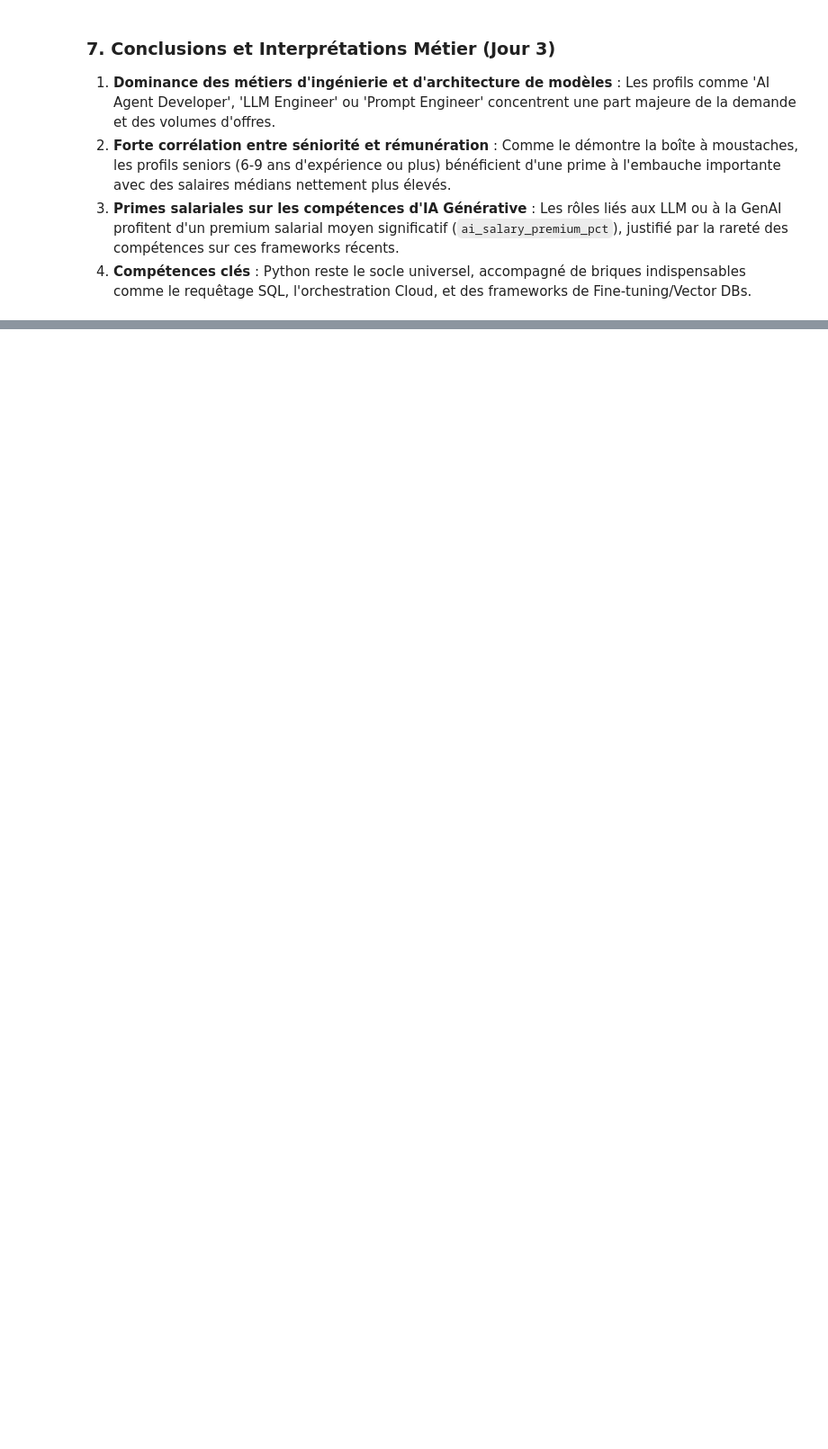
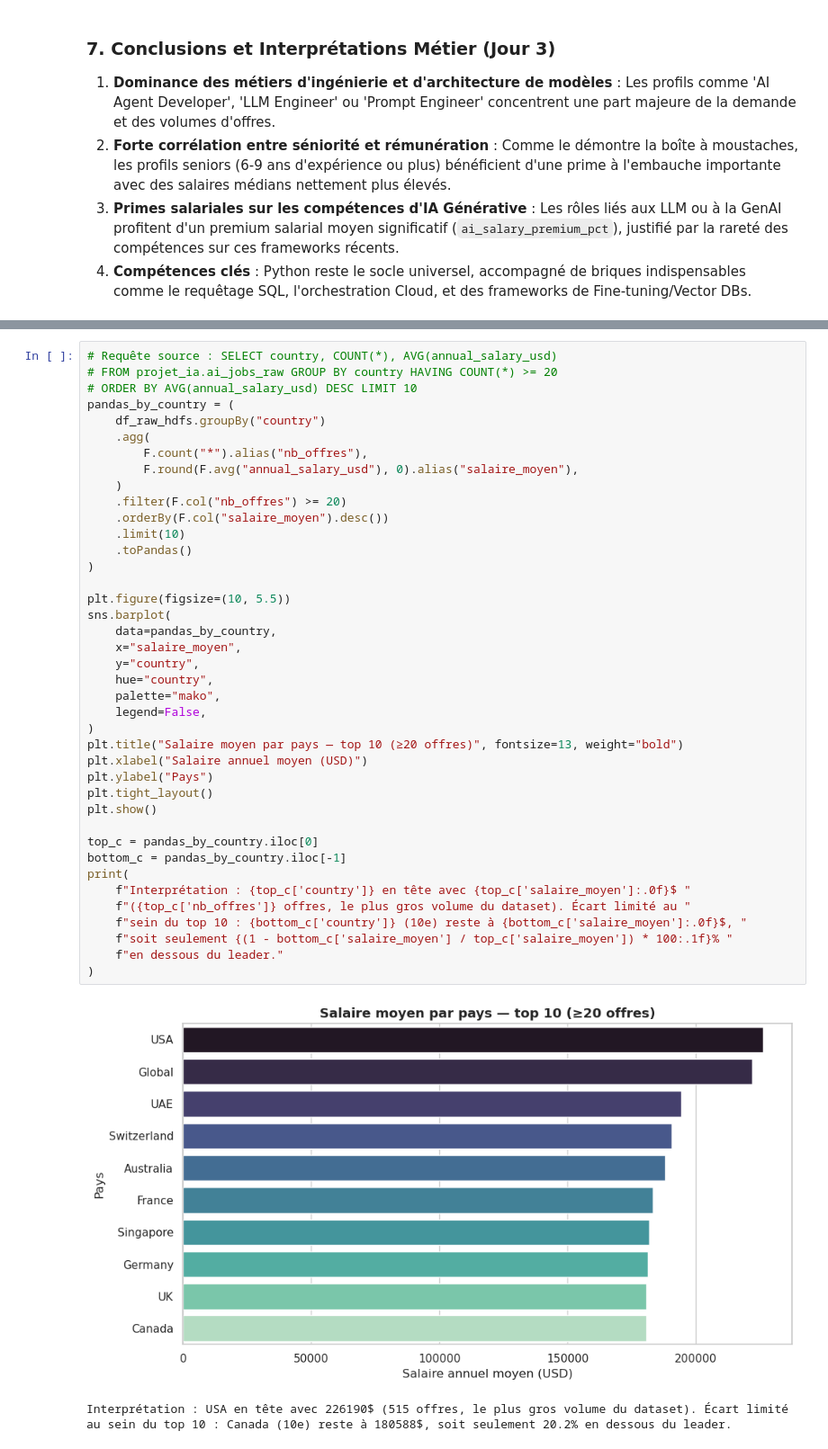
Before and after one commit to PaulPerigault/bigdata-ai-jobs-market, a Jupyter notebook: src/Analyse_Marche_Emploi_IA_PySpark.ipynb, the cells around one changed output, grey strips where cells are left out. Shown at 90% size. Saved outputs shown, nothing was run; the diff lists cells and outputs as text; blank space fills up the shorter version.

```diff
--- a/src/Analyse_Marche_Emploi_IA_PySpark.ipynb
+++ b/src/Analyse_Marche_Emploi_IA_PySpark.ipynb
@@ -279,0 +418,43 @@ plt.show()
+# %%
+# Requête source : SELECT country, COUNT(*), AVG(annual_salary_usd)
+# FROM projet_ia.ai_jobs_raw GROUP BY country HAVING COUNT(*) >= 20
+# ORDER BY AVG(annual_salary_usd) DESC LIMIT 10
+pandas_by_country = (
+    df_raw_hdfs.groupBy("country")
+    .agg(
+        F.count("*").alias("nb_offres"),
+        F.round(F.avg("annual_salary_usd"), 0).alias("salaire_moyen"),
+    )
+    .filter(F.col("nb_offres") >= 20)
+    .orderBy(F.col("salaire_moyen").desc())
+    .limit(10)
+    .toPandas()
+)
+
+plt.figure(figsize=(10, 5.5))
+sns.barplot(
+    data=pandas_by_country,
+    x="salaire_moyen",
+    y="country",
+    hue="country",
+    palette="mako",
+    legend=False,
+)
+plt.title("Salaire moyen par pays — top 10 (≥20 offres)", fontsize=13, weight="bold")
+plt.xlabel("Salaire annuel moyen (USD)")
+plt.ylabel("Pays")
+plt.tight_layout()
+plt.show()
+
+top_c = pandas_by_country.iloc[0]
+bottom_c = pandas_by_country.iloc[-1]
+print(
+    f"Interprétation : {top_c['country']} en tête avec {top_c['salaire_moyen']:.0f}$ "
+    f"({top_c['nb_offres']} offres, le plus gros volume du dataset). Écart limité au "
+    f"sein du top 10 : {bottom_c['country']} (10e) reste à {bottom_c['salaire_moyen']:.0f}$, "
+    f"soit seulement {(1 - bottom_c['salaire_moyen'] / top_c['salaire_moyen']) * 100:.1f}% "
+    f"en dessous du leader."
+)
+# %% [output]
+[figure, added]
+Interprétation : USA en tête avec 226190$ (515 offres, le plus gros volume du dataset). Écart limité au sein du top 10 : Canada (10e) reste à 180588$, soit seulement 20.2% en dessous du leader.
```
Also changed, not shown: parts of 13 cells of this notebook, 10 other files.
